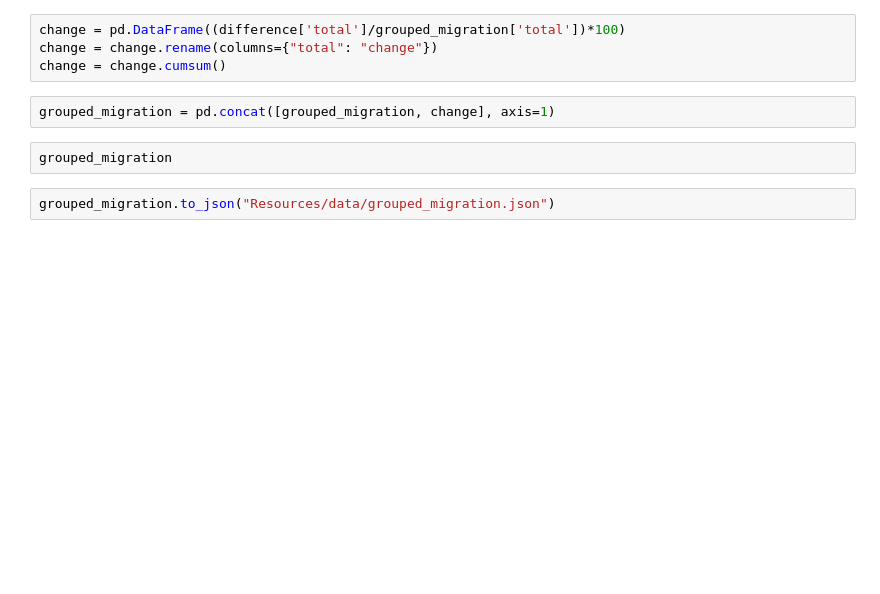
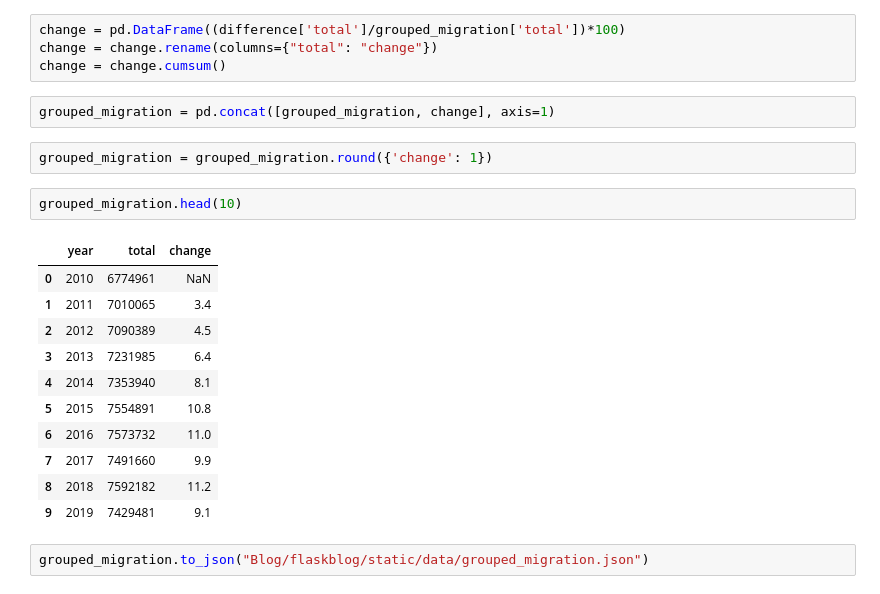
Before and after one commit to laurajimenezsano/Legacy_Lion, a Jupyter notebook: Project_2/SQL_CONN.ipynb, the cells around one changed output. Saved outputs shown, nothing was run; the diff lists cells and outputs as text; blank space fills up the shorter version.

```diff
--- a/Project_2/SQL_CONN.ipynb
+++ b/Project_2/SQL_CONN.ipynb
@@ -243,7 +268,21 @@ change = change.rename(columns={"total": "change"})
 change = change.cumsum()
 # %%
 grouped_migration = pd.concat([grouped_migration, change], axis=1)
+# %%
+grouped_migration = grouped_migration.round({'change': 1})
 # %%
-grouped_migration
+grouped_migration.head(10)
+# %% [output]
+|  | year | total | change |
+| 0 | 2010 | 6774961 | NaN |
+| 1 | 2011 | 7010065 | 3.4 |
+| 2 | 2012 | 7090389 | 4.5 |
+| 3 | 2013 | 7231985 | 6.4 |
+| 4 | 2014 | 7353940 | 8.1 |
+| 5 | 2015 | 7554891 | 10.8 |
+| 6 | 2016 | 7573732 | 11.0 |
+| 7 | 2017 | 7491660 | 9.9 |
+| 8 | 2018 | 7592182 | 11.2 |
+| 9 | 2019 | 7429481 | 9.1 |
 # %%
-grouped_migration.to_json("Resources/data/grouped_migration.json")
+grouped_migration.to_json("Blog/flaskblog/static/data/grouped_migration.json")
```
Also changed, not shown: parts of 9 cells of this notebook, 11 other files.
